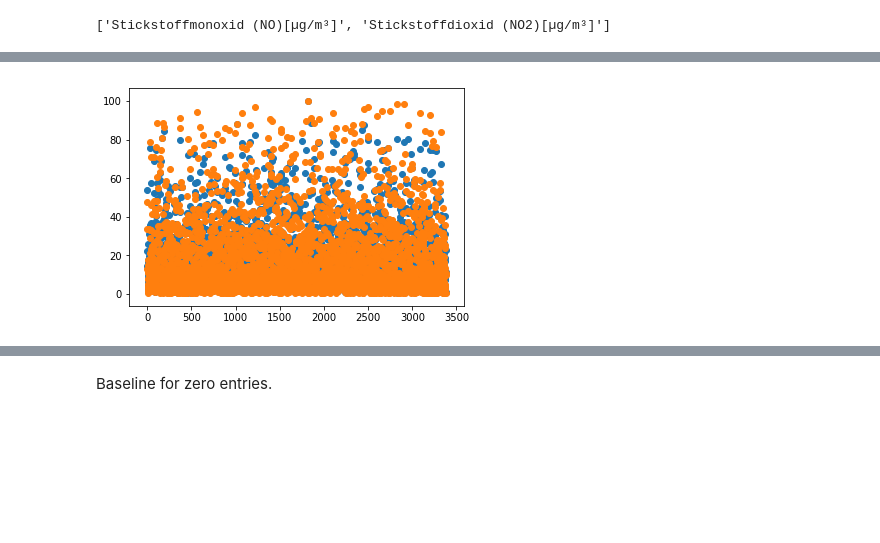
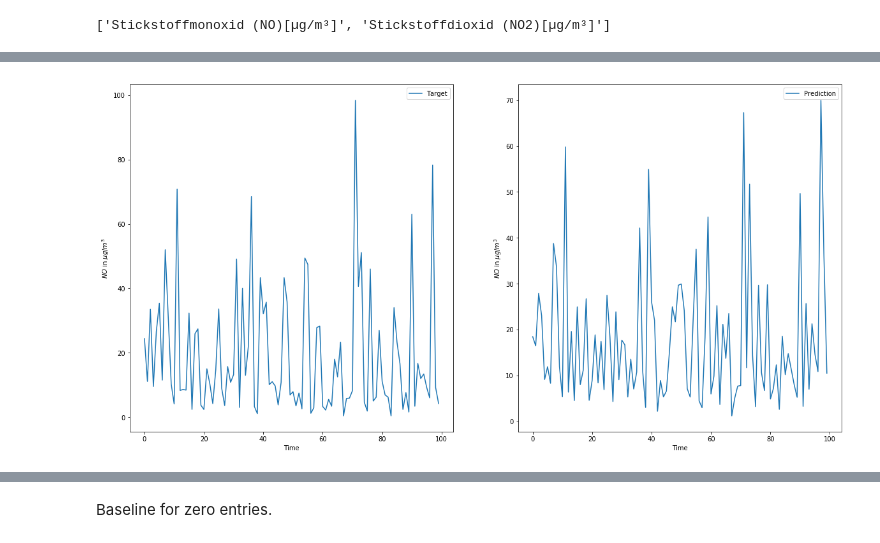
Before and after one commit to NilsStausberg/hackathon_mobility, a Jupyter notebook: Jens_random_forest.ipynb, the cells around one changed output, grey strips where cells are left out. Cells and saved outputs as stored; diff of their text form; code cells hidden in the pictures; blank space fills up the shorter version.

```diff
--- a/Jens_random_forest.ipynb
+++ b/Jens_random_forest.ipynb
@@ -209,7 +303,17 @@ Quota of smaller guesses: 0.4603550295857988
-# %%
-import matplotlib.pyplot as plt
-plt.scatter(np.arange(0,train_data.shape[0]),RFR.predict(train_data))
-plt.scatter(np.arange(0,train_data.shape[0]),train_label)
-plt.show()
-# %% [output]
-[figure, removed]
+# %%
+import matplotlib.pyplot as plt
+fig, (ax1, ax2) = plt.subplots(1,2, figsize = (20,10))
+
+ax1.plot(np.arange(0,100),test_label[:100], label = 'Target')
+ax1.legend()
+ax1.set_xlabel('Time')
+ax1.set_ylabel('$NO$ in $\mu g / m^3$')
+
+ax2.plot(np.arange(0,100),RFR.predict(test_data[:100]), label = 'Prediction')
+ax2.legend()
+ax2.set_xlabel('Time')
+ax2.set_ylabel('$NO$ in $\mu g / m^3$')
+
+plt.show()
+# %% [output]
+[figure, added]
```
Also changed, not shown: parts of 27 cells of this notebook, 7 other files.
